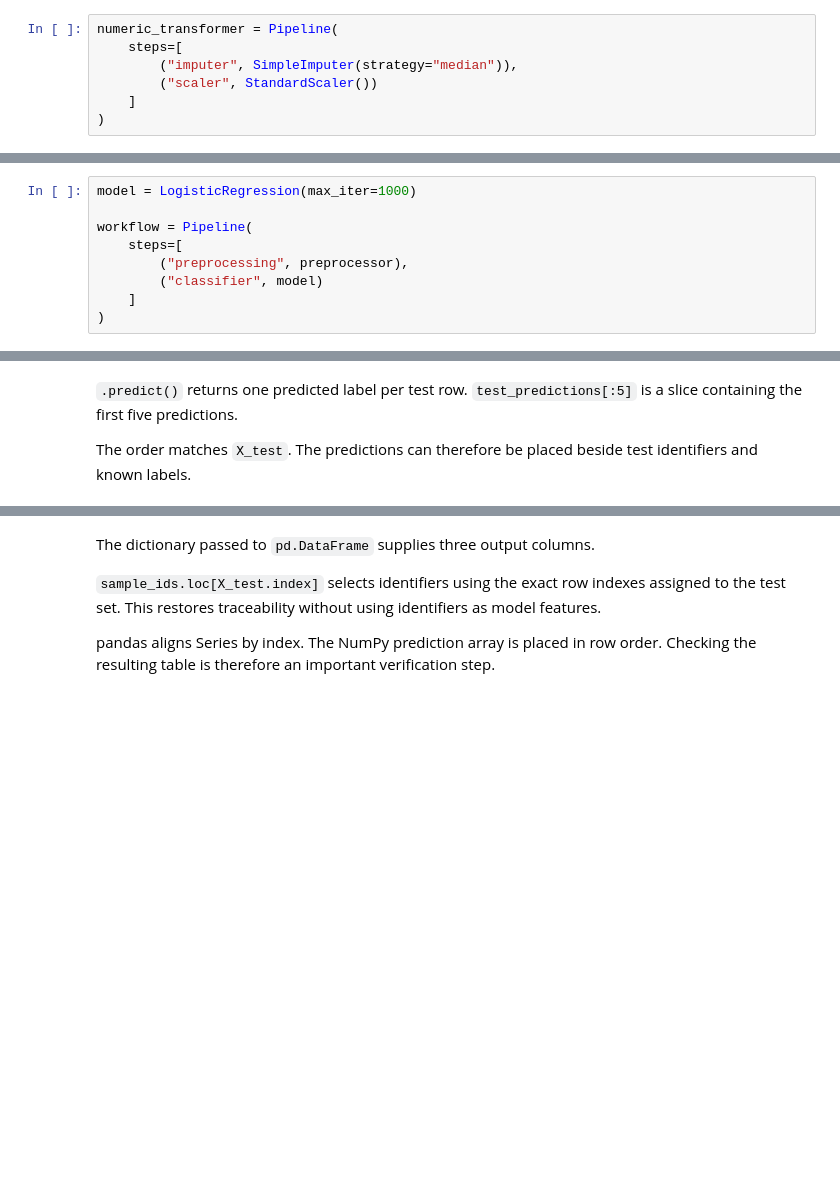
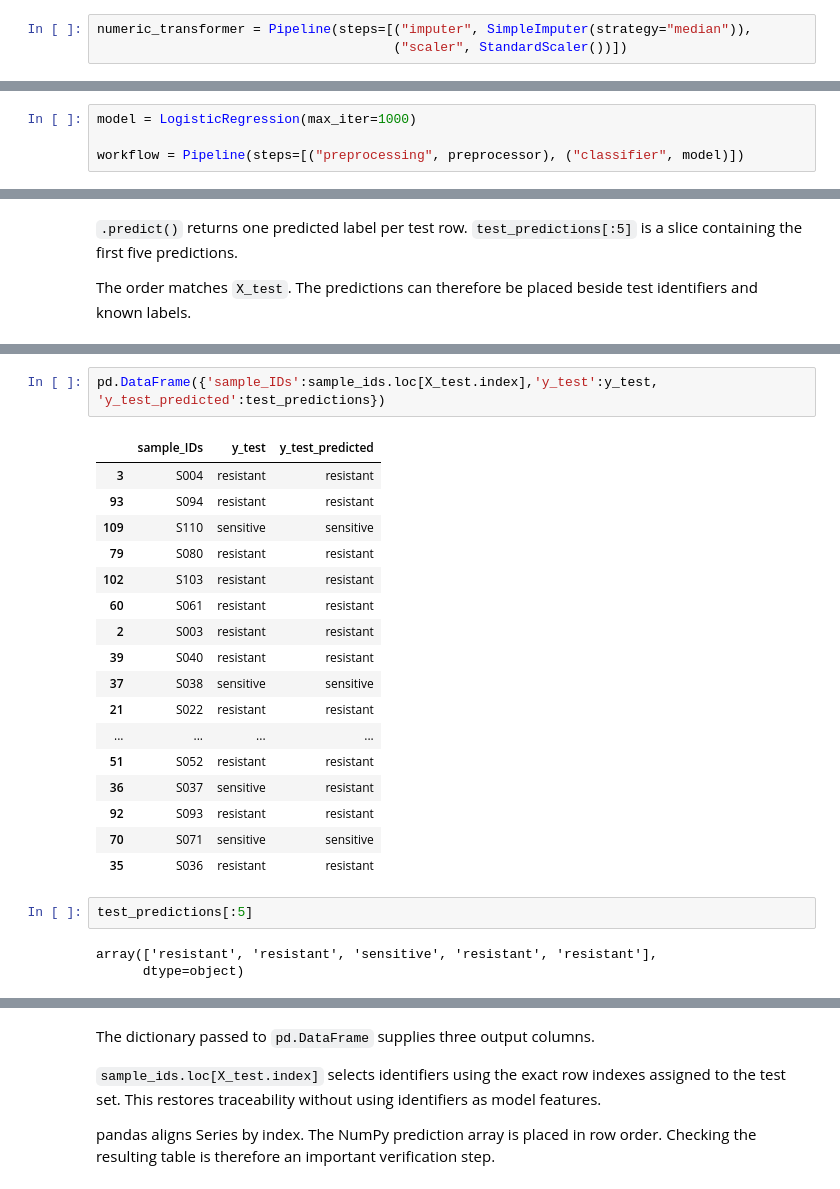
Before and after one commit to clabe-wekesa/BioinfoClassRoom, a Jupyter notebook: SBI812/Lecture_3.ipynb, the cells around one changed output, grey strips where cells are left out. Drawn from its saved outputs; the diff is of its cells as text; blank space fills up the shorter version.

```diff
--- a/SBI812/Lecture_3.ipynb
+++ b/SBI812/Lecture_3.ipynb
@@ -421,12 +529,8 @@ The numerical workflow has two steps:
 1. replace missing values using the training median;
 2. standardize the resulting numerical values.
 # %%
-numeric_transformer = Pipeline(
-    steps=[
-        ("imputer", SimpleImputer(strategy="median")),
-        ("scaler", StandardScaler())
-    ]
-)
+numeric_transformer = Pipeline(steps=[("imputer", SimpleImputer(strategy="median")),
+                                      ("scaler", StandardScaler())])
 # %% [markdown]
 ### Understanding `Pipeline`
 
@@ -494,12 +598,7 @@ The separate transformed outputs are combined into one numerical feature matrix
 # %%
 model = LogisticRegression(max_iter=1000)
 
-workflow = Pipeline(
-    steps=[
-        ("preprocessing", preprocessor),
-        ("classifier", model)
-    ]
-)
+workflow = Pipeline(steps=[("preprocessing", preprocessor), ("classifier", model)])
 # %% [markdown]
 `LogisticRegression` is a classification algorithm despite the word “regression” in its name. It estimates class probabilities and converts them into class predictions.
 
@@ -560,3 +716,28 @@ The order matches `X_test`. The predictions can therefore be placed beside test
+# %%
+pd.DataFrame({'sample_IDs':sample_ids.loc[X_test.index],'y_test':y_test, 'y_test_predicted':test_predictions})
+# %% [output]
+|  | sample_IDs | y_test | y_test_predicted |
+| 3 | S004 | resistant | resistant |
+| 93 | S094 | resistant | resistant |
+| 109 | S110 | sensitive | sensitive |
+| 79 | S080 | resistant | resistant |
+| 102 | S103 | resistant | resistant |
+| 60 | S061 | resistant | resistant |
+| 2 | S003 | resistant | resistant |
+| 39 | S040 | resistant | resistant |
+| 37 | S038 | sensitive | sensitive |
+| 21 | S022 | resistant | resistant |
+| ... | ... | ... | ... |
+| 51 | S052 | resistant | resistant |
+| 36 | S037 | sensitive | resistant |
+| 92 | S093 | resistant | resistant |
+| 70 | S071 | sensitive | sensitive |
+| 35 | S036 | resistant | resistant |
+# %%
+test_predictions[:5]
+# %% [output]
+array(['resistant', 'resistant', 'sensitive', 'resistant', 'resistant'],
+      dtype=object)
 # %%
 prediction_table = pd.DataFrame({
     "sample_id": sample_ids.loc[X_test.index],
```
Also changed, not shown: parts of 29 cells of this notebook, 13 other files.
